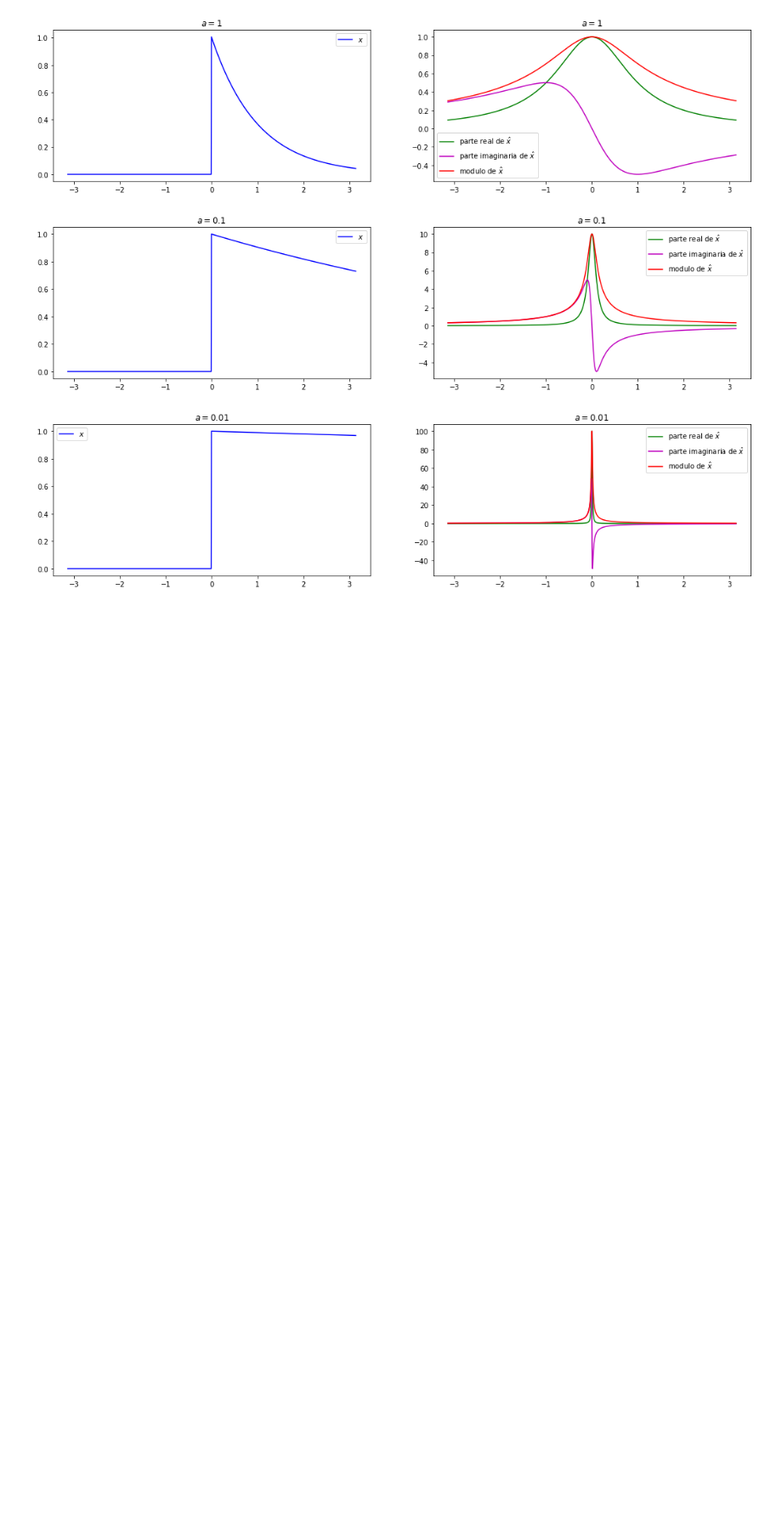
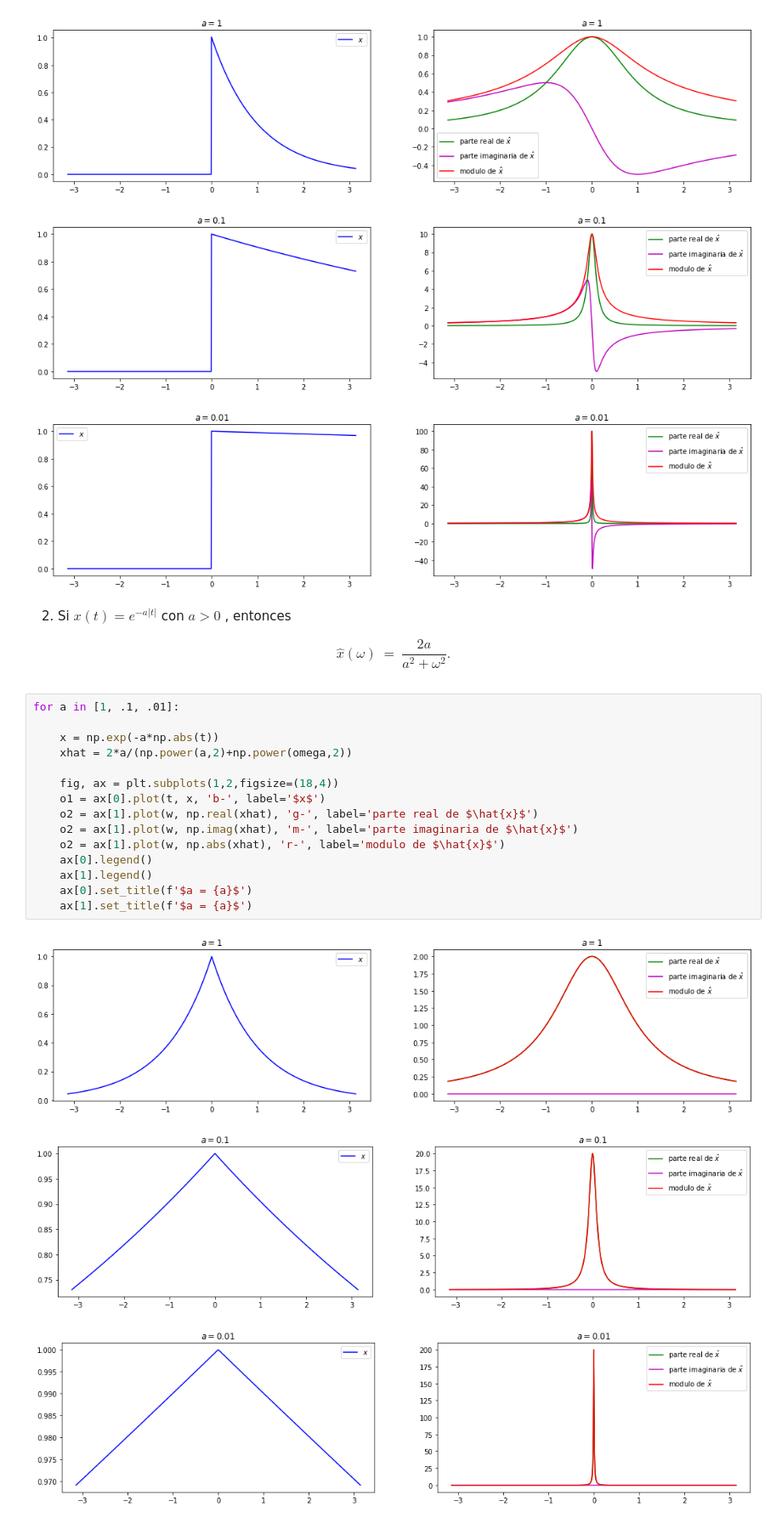
Before and after one commit to Jennipri/trabajofmps, a Jupyter notebook: tranajofmps.ipynb, the cells around one changed output. Shown: that part at 85% size. Drawn from its saved outputs; the diff is of its cells as text; blank space fills up the shorter version.

```diff
--- a/tranajofmps.ipynb
+++ b/tranajofmps.ipynb
@@ -157,3 +157,29 @@ for a in [1, .1, .01]:
 [figure]
 [figure]
 [figure]
+# %% [markdown]
+2. Si $x(t) = e^{-a|t|}$ con $a>0$ , entonces
+
+
+\begin{eqnarray}
+  \hat x(\omega) &=& \dfrac{2a}{a^2+\omega^2}.
+\end{eqnarray}
+# %%
+for a in [1, .1, .01]:
+
+    x = np.exp(-a*np.abs(t))
+    xhat = 2*a/(np.power(a,2)+np.power(omega,2))
+
+    fig, ax = plt.subplots(1,2,figsize=(18,4))
+    o1 = ax[0].plot(t, x, 'b-', label='$x$')
+    o2 = ax[1].plot(w, np.real(xhat), 'g-', label='parte real de $\hat{x}$')
+    o2 = ax[1].plot(w, np.imag(xhat), 'm-', label='parte imaginaria de $\hat{x}$')
+    o2 = ax[1].plot(w, np.abs(xhat), 'r-', label='modulo de $\hat{x}$')
+    ax[0].legend()
+    ax[1].legend()
+    ax[0].set_title(f'$a = {a}$')
+    ax[1].set_title(f'$a = {a}$')
+# %% [output]
+[figure, added]
+[figure, added]
+[figure, added]
```
Also changed, not shown: parts of 22 cells of this notebook.
